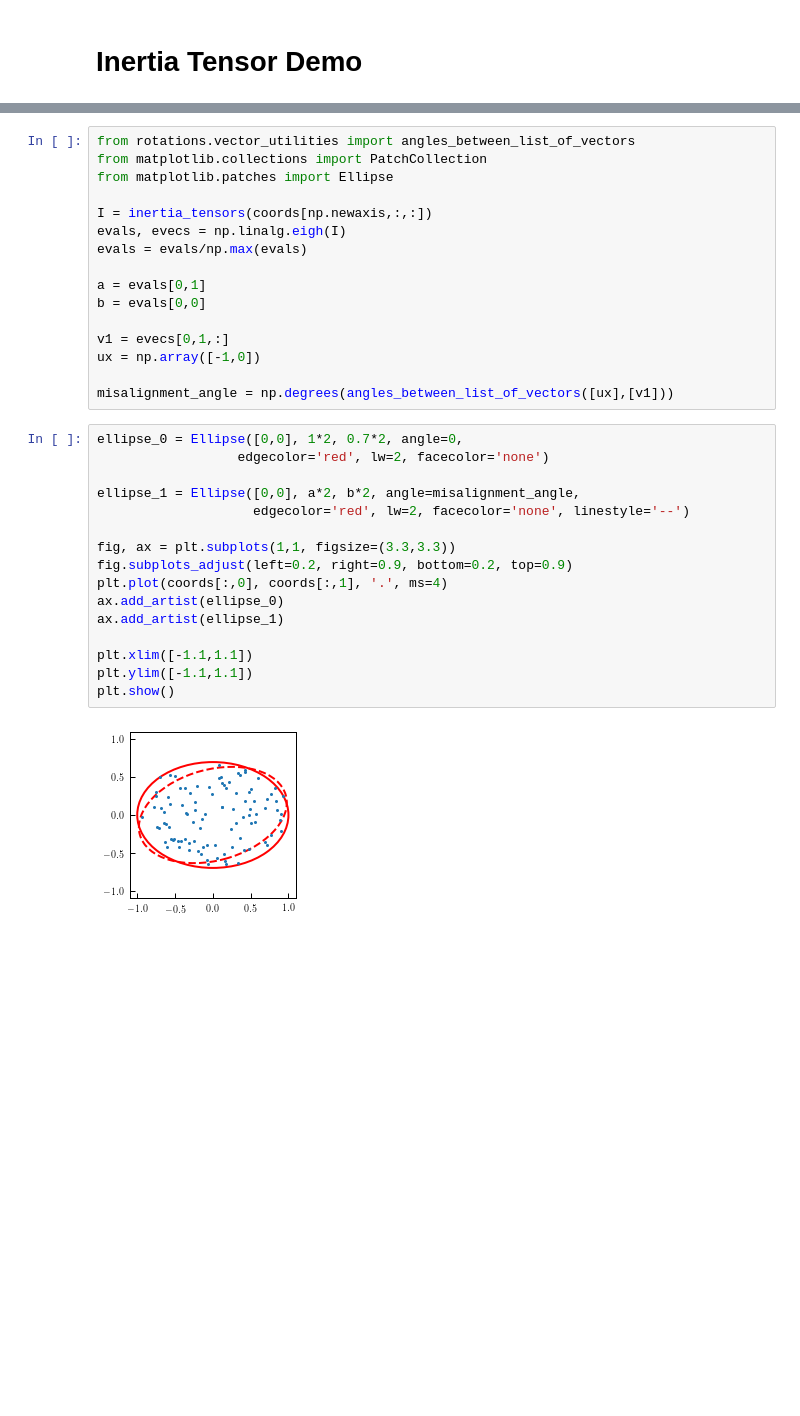
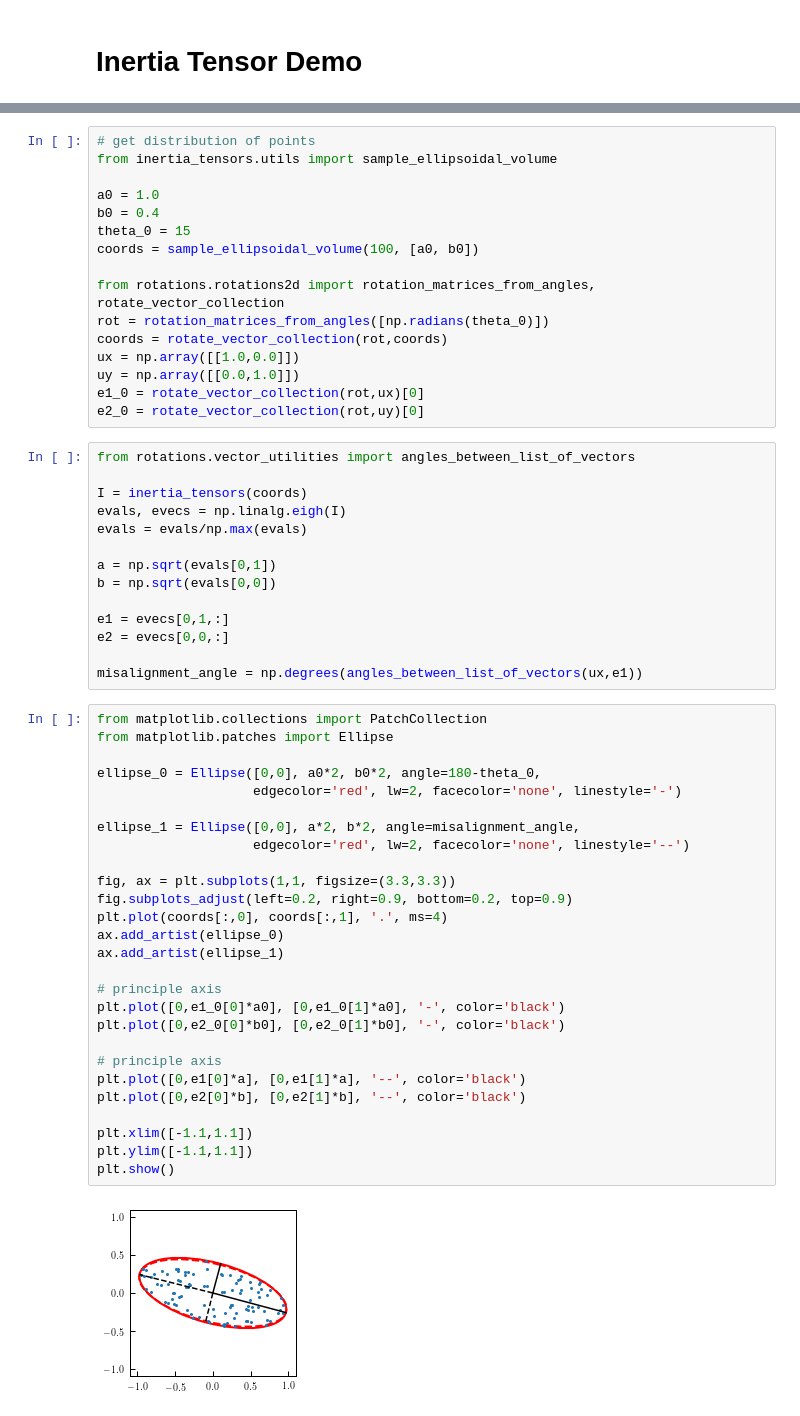
Before and after one commit to duncandc/inertia_tensors, a Jupyter notebook: notebooks/demo.ipynb, the cells around one changed output, grey strips where cells are left out. Saved outputs shown, nothing was run; the diff lists cells and outputs as text; blank space fills up the shorter version.

```diff
--- a/notebooks/demo.ipynb
+++ b/notebooks/demo.ipynb
@@ -8,34 +5,59 @@ coords = sample_ellipsoidal_volume(100, [1.0,0.7])
+# %%
+# get distribution of points
+from inertia_tensors.utils import sample_ellipsoidal_volume
+
+a0 = 1.0
+b0 = 0.4
+theta_0 = 15
+coords = sample_ellipsoidal_volume(100, [a0, b0])
+
+from rotations.rotations2d import rotation_matrices_from_angles, rotate_vector_collection
+rot = rotation_matrices_from_angles([np.radians(theta_0)])
+coords = rotate_vector_collection(rot,coords)
+ux = np.array([[1.0,0.0]])
+uy = np.array([[0.0,1.0]])
+e1_0 = rotate_vector_collection(rot,ux)[0]
+e2_0 = rotate_vector_collection(rot,uy)[0]
 # %%
 from rotations.vector_utilities import angles_between_list_of_vectors
-from matplotlib.collections import PatchCollection
-from matplotlib.patches import Ellipse
 
-I = inertia_tensors(coords[np.newaxis,:,:])
+I = inertia_tensors(coords)
 evals, evecs = np.linalg.eigh(I)
 evals = evals/np.max(evals)
 
-a = evals[0,1]
-b = evals[0,0]
+a = np.sqrt(evals[0,1])
+b = np.sqrt(evals[0,0])
 
-v1 = evecs[0,1,:]
-ux = np.array([-1,0])
+e1 = evecs[0,1,:]
+e2 = evecs[0,0,:]
 
-misalignment_angle = np.degrees(angles_between_list_of_vectors([ux],[v1]))
+misalignment_angle = np.degrees(angles_between_list_of_vectors(ux,e1))
 # %%
-ellipse_0 = Ellipse([0,0], 1*2, 0.7*2, angle=0,
-                  edgecolor='red', lw=2, facecolor='none')
+from matplotlib.collections import PatchCollection
+from matplotlib.patches import Ellipse
+
+ellipse_0 = Ellipse([0,0], a0*2, b0*2, angle=180-theta_0,
+                    edgecolor='red', lw=2, facecolor='none', linestyle='-')
 
 ellipse_1 = Ellipse([0,0], a*2, b*2, angle=misalignment_angle,
                     edgecolor='red', lw=2, facecolor='none', linestyle='--')
 
 fig, ax = plt.subplots(1,1, figsize=(3.3,3.3))
 fig.subplots_adjust(left=0.2, right=0.9, bottom=0.2, top=0.9)
 plt.plot(coords[:,0], coords[:,1], '.', ms=4)
 ax.add_artist(ellipse_0)
 ax.add_artist(ellipse_1)
 
+# principle axis
+plt.plot([0,e1_0[0]*a0], [0,e1_0[1]*a0], '-', color='black')
+plt.plot([0,e2_0[0]*b0], [0,e2_0[1]*b0], '-', color='black')
+
+# principle axis
+plt.plot([0,e1[0]*a], [0,e1[1]*a], '--', color='black')
+plt.plot([0,e2[0]*b], [0,e2[1]*b], '--', color='black')
+
 plt.xlim([-1.1,1.1])
 plt.ylim([-1.1,1.1])
 plt.show()
 # %% [output]
-[figure, old version]
+[figure, new version]
```
Also changed, not shown: parts of 3 cells of this notebook, 3 other files.
